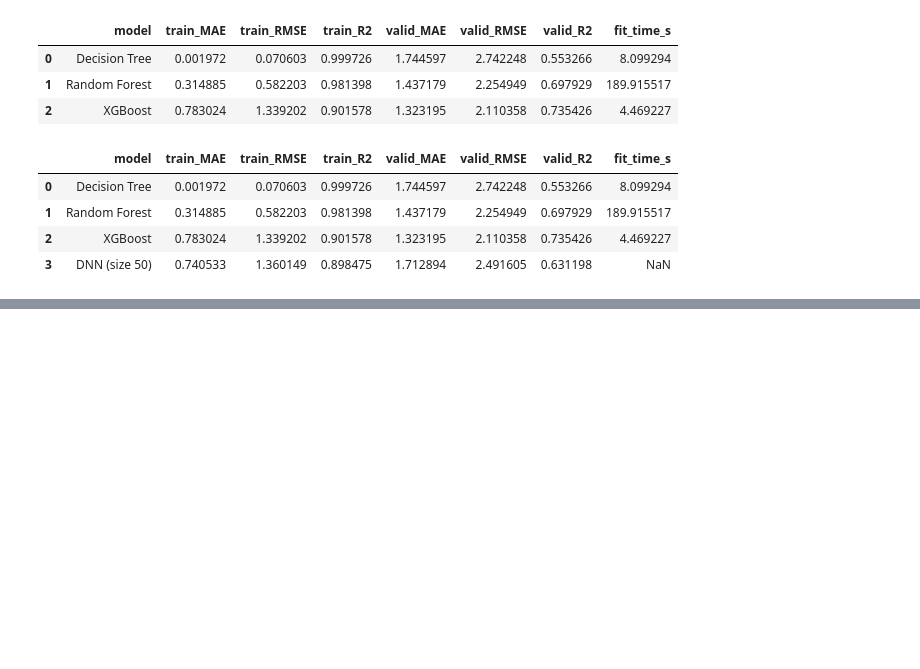
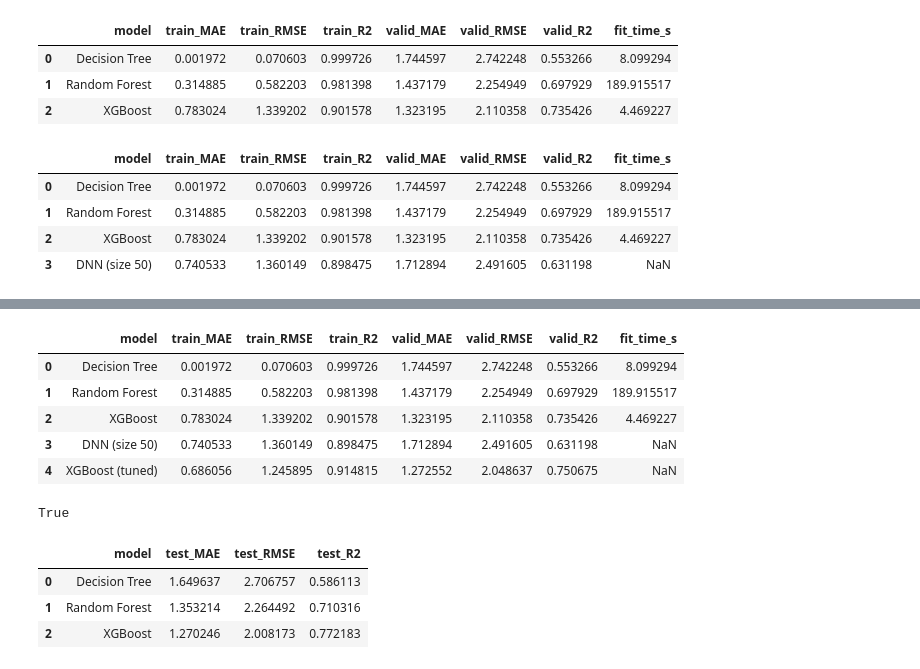
Before and after one commit to BoniYu/Deep-Neural-Network-for-VLE, a Jupyter notebook: notebook/other_models.ipynb, the cells around one changed output, grey strips where cells are left out. Cells and saved outputs as stored; diff of their text form; code cells hidden in the pictures; blank space fills up the shorter version.

```diff
--- a/notebook/other_models.ipynb
+++ b/notebook/other_models.ipynb
@@ -300,0 +399,14 @@ pd.DataFrame(results)
+# %%
+# Testing on the validation set
+best_xgb = search.best_estimator_
+p_tr = best_xgb.predict(X_train)
+p_va = best_xgb.predict(X_valid)
+results.append(model_metrics("XGBoost (tuned)", y_train, p_tr, y_valid, p_va))
+pd.DataFrame(results)
+# %% [output]
+|  | model | train_MAE | train_RMSE | train_R2 | valid_MAE | valid_RMSE | valid_R2 | fit_time_s |
+| 0 | Decision Tree | 0.001972 | 0.070603 | 0.999726 | 1.744597 | 2.742248 | 0.553266 | 8.099294 |
+| 1 | Random Forest | 0.314885 | 0.582203 | 0.981398 | 1.437179 | 2.254949 | 0.697929 | 189.915517 |
+| 2 | XGBoost | 0.783024 | 1.339202 | 0.901578 | 1.323195 | 2.110358 | 0.735426 | 4.469227 |
+| 3 | DNN (size 50) | 0.740533 | 1.360149 | 0.898475 | 1.712894 | 2.491605 | 0.631198 | NaN |
+| 4 | XGBoost (tuned) | 0.686056 | 1.245895 | 0.914815 | 1.272552 | 2.048637 | 0.750675 | NaN |
@@ -300,0 +444,8 @@ pd.DataFrame(results)
+# %%
+# Checking
+loaded_xgb = XGBRegressor()
+loaded_xgb.load_model("models/xgb_tuned.json")
+
+print(np.allclose(best_xgb.predict(X_valid), loaded_xgb.predict(X_valid)))   # should print True
+# %% [output]
+True
@@ -300,0 +462,19 @@ pd.DataFrame(results)
+# %%
+models_to_try = {
+    "Decision Tree": DecisionTreeRegressor(random_state=42),
+    "Random Forest": RandomForestRegressor(random_state=42, n_jobs=-1),
+    "XGBoost": XGBRegressor(random_state=42, n_jobs=-1),
+}
+
+results_test = []
+for name, mdl in models_to_try.items():
+    mdl.fit(X_train, y_train.ravel())
+    y_test_pred = mdl.predict(X_test)
+    results_test.append(model_metrics_test(name, y_test, y_test_pred ))
+
+pd.DataFrame(results_test)
+# %% [output]
+|  | model | test_MAE | test_RMSE | test_R2 |
+| 0 | Decision Tree | 1.649637 | 2.706757 | 0.586113 |
+| 1 | Random Forest | 1.353214 | 2.264492 | 0.710316 |
+| 2 | XGBoost | 1.270246 | 2.008173 | 0.772183 |
```
Also changed, not shown: parts of 8 cells of this notebook, 3 other files.
